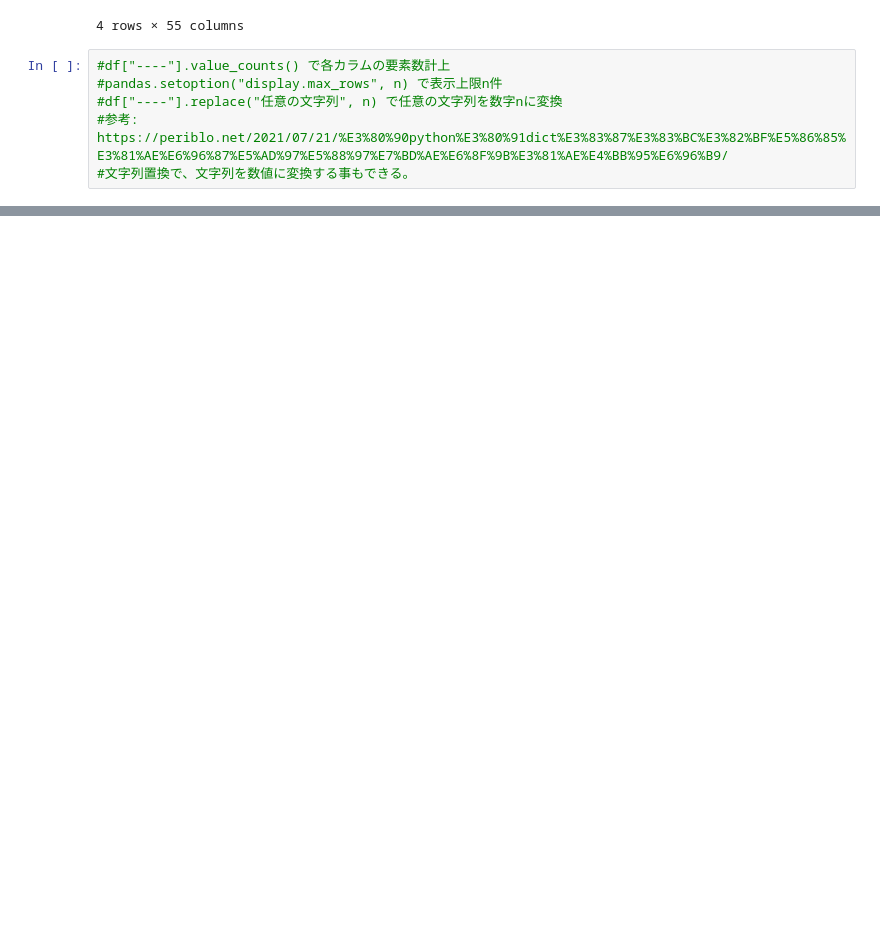
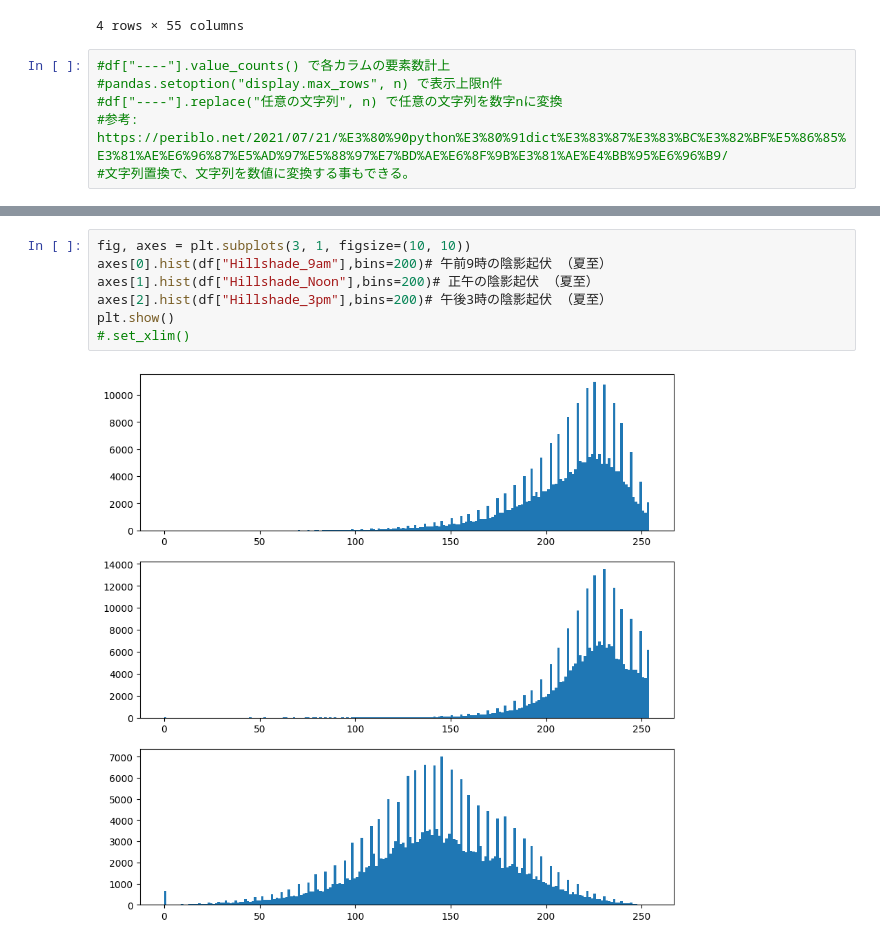
Before and after one commit to yuukimotai/ForestTypeClassification, a Jupyter notebook: forest_type.ipynb, the cells around one changed output, grey strips where cells are left out. Cells and saved outputs as stored; diff of their text form; blank space fills up the shorter version.

```diff
--- a/forest_type.ipynb
+++ b/forest_type.ipynb
@@ -77,0 +77,9 @@ plt.show()
+# %%
+fig, axes = plt.subplots(3, 1, figsize=(10, 10))
+axes[0].hist(df["Hillshade_9am"],bins=200)# 午前9時の陰影起伏 （夏至）
+axes[1].hist(df["Hillshade_Noon"],bins=200)# 正午の陰影起伏 （夏至）
+axes[2].hist(df["Hillshade_3pm"],bins=200)# 午後3時の陰影起伏 （夏至）
+plt.show()
+#.set_xlim()
+# %% [output]
+[figure, added]
```
Also changed, not shown: parts of 10 cells of this notebook, 1 other file.
